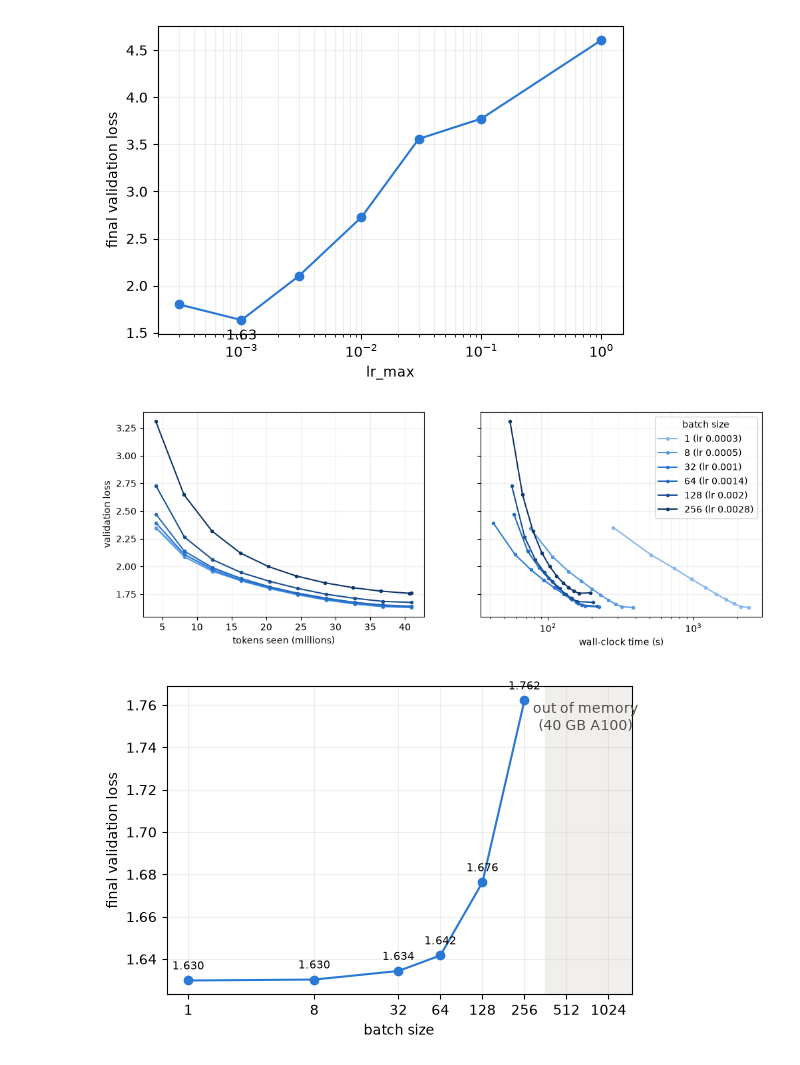
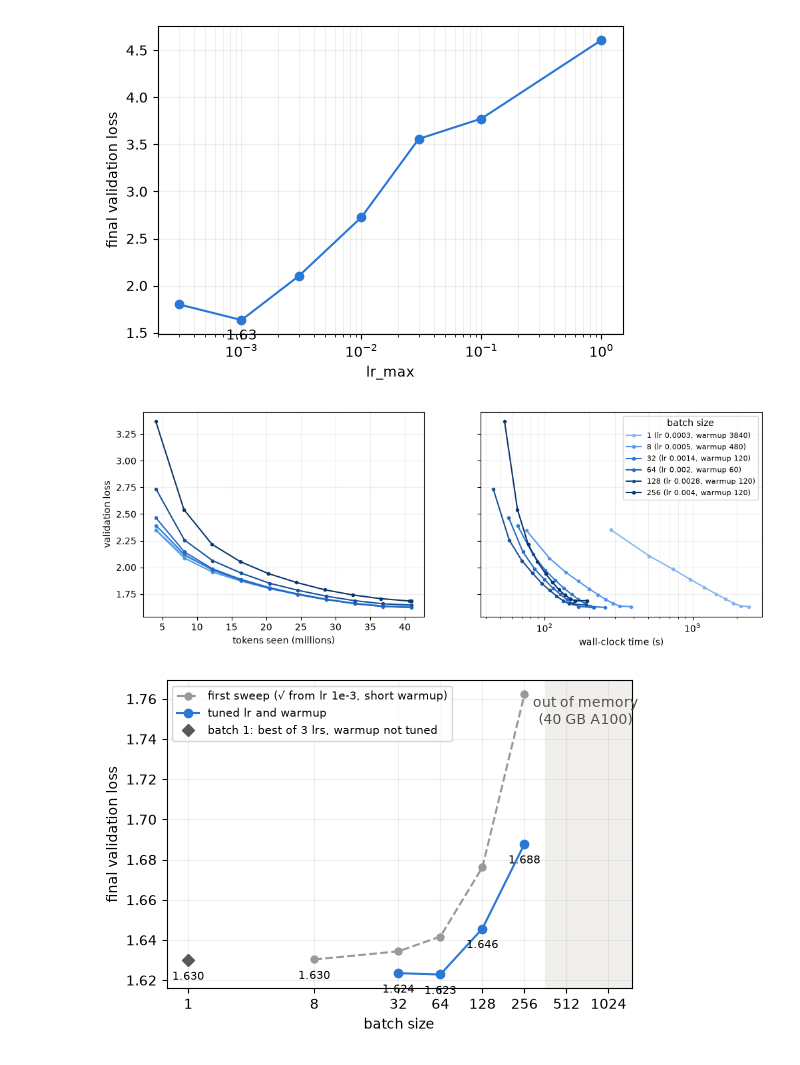
Before and after one commit to pjurczen/cs336-assignment1-basics, a Jupyter notebook: notebooks/metrics_plot.ipynb, the cells around one changed output. Cells and saved outputs as stored; diff of their text form; code cells hidden in the pictures.

Commit message:
Problem 7.2: batch size experiment

```diff
--- a/notebooks/metrics_plot.ipynb
+++ b/notebooks/metrics_plot.ipynb
@@ -137,68 +137,90 @@ import numpy as np
 import pandas as pd
 
 runs_dir = "../runs/a100"
+# Best run per batch size (~41M tokens each). Learning rate and warmup were tuned only from batch 32 up;
+# batch 1 is the best of three learning rates, batch 8 is its first-sweep run.
 run_names = [
     "tinystories-1b-lr-3e-4",
+    "tinystories-a100-8b",
+    "tinystories-a100-32b-lr-1.4e-3-wu120",
+    "tinystories-a100-64b-linear",  # lr 2e-3, warmup 60
+    "tinystories-a100-128b-lr-2.8e-3-wu120",
+    "tinystories-a100-256b-lr-4e-3-wu120",
+]
+# First sweep: √ scaling from lr 1e-3 at batch 32, warmup a fixed 2.4% of the steps
+first_sweep_names = [
     "tinystories-a100-8b",
     "tinystories-a100-base",
     "tinystories-a100-64b",
     "tinystories-a100-128b",
     "tinystories-a100-256b",
 ]
+batch_1_name = "tinystories-1b-lr-3e-4"
 out_of_memory = [512, 1024]
 
-runs = []
-for run_name in run_names:
+
+def load_run(run_name):
     with open(f"{runs_dir}/{run_name}/config.json") as f:
         config = json.load(f)
     df = pd.read_json(f"{runs_dir}/{run_name}/metrics.jsonl", lines=True)
     df["tokens"] = df["step"] * config["batch_size"] * config["model_context_length"]
-    runs.append((config["batch_size"], config["optimizer_lr_max"], df))
-runs.sort(key=lambda run: run[0])
+    return config, df
+
+
+def final_loss(df):
+    return df["val_loss"].dropna().iloc[-1]
+
+
+runs = sorted((load_run(run_name) for run_name in run_names), key=lambda run: run[0]["batch_size"])
 
 # One blue ramp: light = small batch, dark = large batch
 ramp = ["#86b6ef", "#6da7ec", "#5598e7", "#3987e5", "#2a78d6", "#256abf", "#1c5cab", "#184f95", "#104281", "#0d366b"]
 colors = [ramp[i] for i in np.linspace(0, len(ramp) - 1, len(runs)).round().astype(int)]
 
 fig, (ax_tokens, ax_time) = plt.subplots(1, 2, figsize=(12, 4), sharey=True)
 
-for (batch_size, lr, df), color in zip(runs, colors):
+for (config, df), color in zip(runs, colors):
     val = df[df["val_loss"].notna()]
-    label = f"{batch_size} (lr {lr:g})"
+    label = f"{config['batch_size']} (lr {config['optimizer_lr_max']:g}, warmup {config['optimizer_warmup_iters']})"
     ax_tokens.plot(val["tokens"] / 1e6, val["val_loss"], color=color, linewidth=1.5, marker="o", markersize=3, label=label)
     ax_time.plot(val["time"], val["val_loss"], color=color, linewidth=1.5, marker="o", markersize=3, label=label)
 
 ax_tokens.set_xlabel("tokens seen (millions)")
 ax_time.set_xlabel("wall-clock time (s)")
 ax_time.set_xscale("log")
 ax_tokens.set_ylabel("validation loss")
 for ax in (ax_tokens, ax_time):
     ax.grid(True, which="both", alpha=0.2)
-ax_time.legend(title="batch size")
+ax_time.legend(title="batch size", fontsize=8)
 
-fig.savefig(f"{runs_dir}/batch_size_curves.png", dpi=150, bbox_inches="tight")
+fig.savefig("../figures/batch_size_curves.png", dpi=150, bbox_inches="tight")
 plt.show()
 
-final = [(batch_size, df["val_loss"].dropna().iloc[-1]) for batch_size, lr, df in runs]
-batch_sizes, final_losses = zip(*final)
+tuned = [(config["batch_size"], final_loss(df)) for config, df in runs if config["batch_size"] >= 32]
+first_sweep = sorted((config["batch_size"], final_loss(df)) for config, df in map(load_run, first_sweep_names))
+batch_1 = (1, final_loss(load_run(batch_1_name)[1]))
 
 fig, ax = plt.subplots(figsize=(6, 4))
 ax.axvspan(360, 1500, color="#f0efec")
-ax.text(700, max(final_losses), "out of memory\n(40 GB A100)", ha="center", va="top", color="#52514e")
-ax.plot(batch_sizes, final_losses, color="#2a78d6", linewidth=1.5, marker="o", markersize=6)
-for batch_size, loss in final:
-    ax.annotate(f"{loss:.3f}", (batch_size, loss), textcoords="offset points", xytext=(0, 8), ha="center", fontsize=8)
+ax.text(700, max(loss for _, loss in first_sweep + tuned), "out of memory\n(40 GB A100)", ha="center", va="top", color="#52514e")
+ax.plot(*zip(*first_sweep), color="0.6", linestyle="--", linewidth=1.5, marker="o", markersize=5,
+        label="first sweep (√ from lr 1e-3, short warmup)")
+ax.plot(*zip(*tuned), color="#2a78d6", linewidth=1.5, marker="o", markersize=6, label="tuned lr and warmup")
+ax.plot(*batch_1, color="0.35", marker="D", markersize=6, linestyle="none", label="batch 1: best of 3 lrs, warmup not tuned")
+for batch_size, loss in tuned + [batch_1, first_sweep[0]]:
+    ax.annotate(f"{loss:.3f}", (batch_size, loss), textcoords="offset points", xytext=(0, -14), ha="center", fontsize=8)
 
-ticks = list(batch_sizes) + out_of_memory
+ticks = [1] + [batch_size for batch_size, _ in first_sweep] + out_of_memory
 ax.set_xscale("log", base=2)
 ax.set_xticks(ticks, labels=[str(t) for t in ticks])
 ax.set_xlim(0.7, 1500)
 ax.set_xlabel("batch size")
 ax.set_ylabel("final validation loss")
 ax.grid(True, which="both", alpha=0.2)
+ax.legend(fontsize=8, loc="upper left")
 
-fig.savefig(f"{runs_dir}/batch_size_final.png", dpi=150, bbox_inches="tight")
+fig.savefig("../figures/batch_size_final.png", dpi=150, bbox_inches="tight")
 plt.show()
 # %% [output]
-[figure, old version]
+[figure, new version]
-[figure, old version]
+[figure, new version]
```
Also changed, not shown: parts of 5 cells of this notebook, 1 other file.
